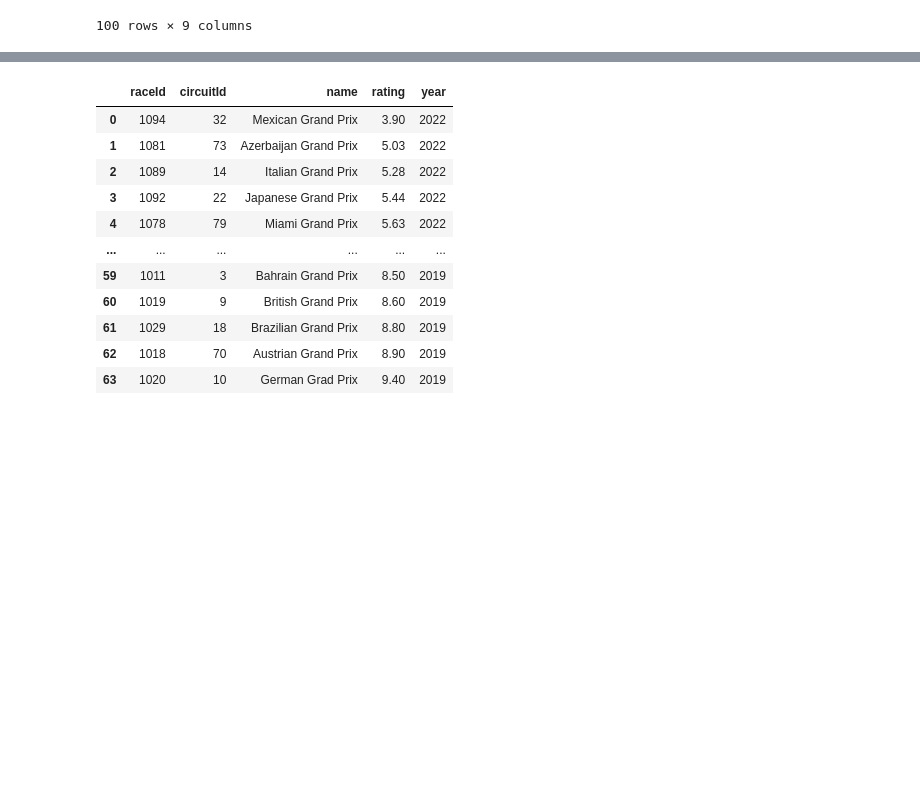
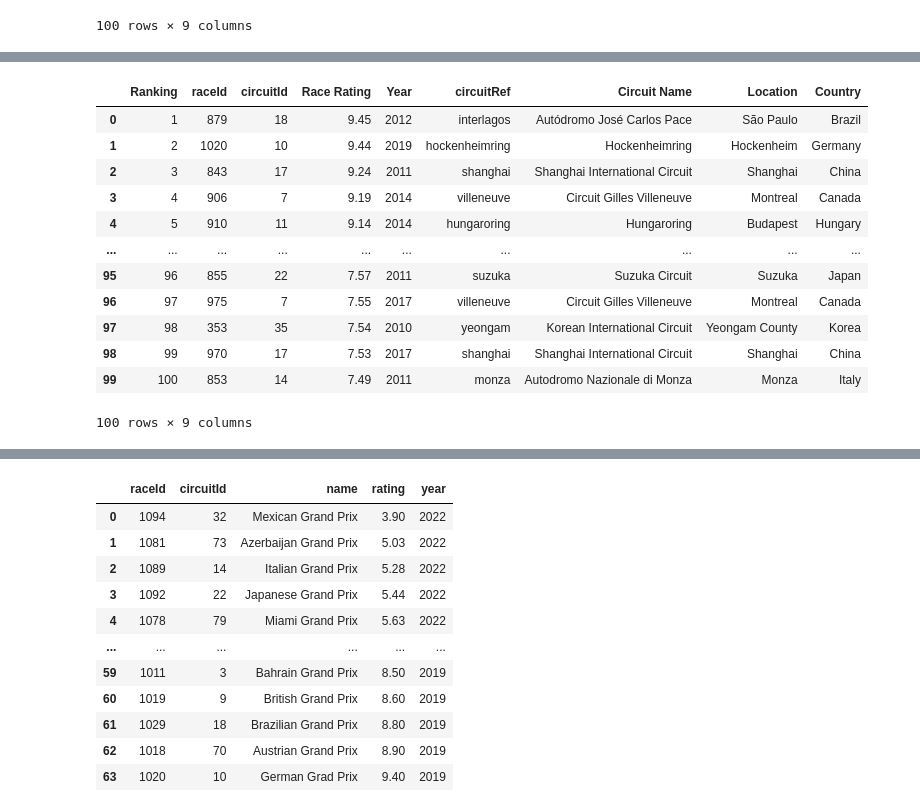
Before and after one commit to jasonhsu8/Formula-1-Project, a Jupyter notebook: JJ Notebooks/DataVisualisation.ipynb, the cells around one changed output, grey strips where cells are left out. Saved outputs shown, nothing was run; the diff lists cells and outputs as text; code cells hidden in the pictures; blank space fills up the shorter version.

```diff
--- a/JJ Notebooks/DataVisualisation.ipynb
+++ b/JJ Notebooks/DataVisualisation.ipynb
@@ -226,0 +243,25 @@ top_100_circuits
+# %%
+top_100_circuits = top_100_circuits.rename(
+    columns={
+        'name': 'Circuit Name',
+        'rating': 'Race Rating',
+        'year': 'Year',
+        'location': 'Location',
+        'country': 'Country'
+            })
+top_100_circuits.sort_values(by="Race Rating", ascending=False, inplace=True)
+top_100_circuits
+# %% [output]
+|  | Ranking | raceId | circuitId | Race Rating | Year | circuitRef | Circuit Name | Location | Country |
+| 0 | 1 | 879 | 18 | 9.45 | 2012 | interlagos | Autódromo José Carlos Pace | São Paulo | Brazil |
+| 1 | 2 | 1020 | 10 | 9.44 | 2019 | hockenheimring | Hockenheimring | Hockenheim | Germany |
+| 2 | 3 | 843 | 17 | 9.24 | 2011 | shanghai | Shanghai International Circuit | Shanghai | China |
+| 3 | 4 | 906 | 7 | 9.19 | 2014 | villeneuve | Circuit Gilles Villeneuve | Montreal | Canada |
+| 4 | 5 | 910 | 11 | 9.14 | 2014 | hungaroring | Hungaroring | Budapest | Hungary |
+| ... | ... | ... | ... | ... | ... | ... | ... | ... | ... |
+| 95 | 96 | 855 | 22 | 7.57 | 2011 | suzuka | Suzuka Circuit | Suzuka | Japan |
+| 96 | 97 | 975 | 7 | 7.55 | 2017 | villeneuve | Circuit Gilles Villeneuve | Montreal | Canada |
+| 97 | 98 | 353 | 35 | 7.54 | 2010 | yeongam | Korean International Circuit | Yeongam County | Korea |
+| 98 | 99 | 970 | 17 | 7.53 | 2017 | shanghai | Shanghai International Circuit | Shanghai | China |
+| 99 | 100 | 853 | 14 | 7.49 | 2011 | monza | Autodromo Nazionale di Monza | Monza | Italy |
+100 rows × 9 columns
```
Also changed, not shown: parts of 6 cells of this notebook.
